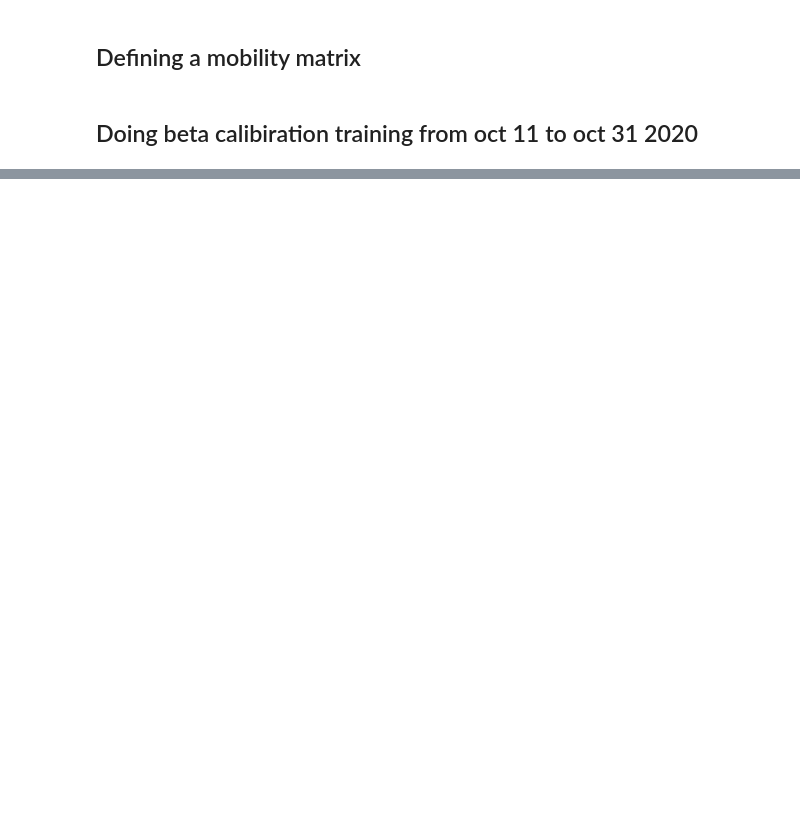
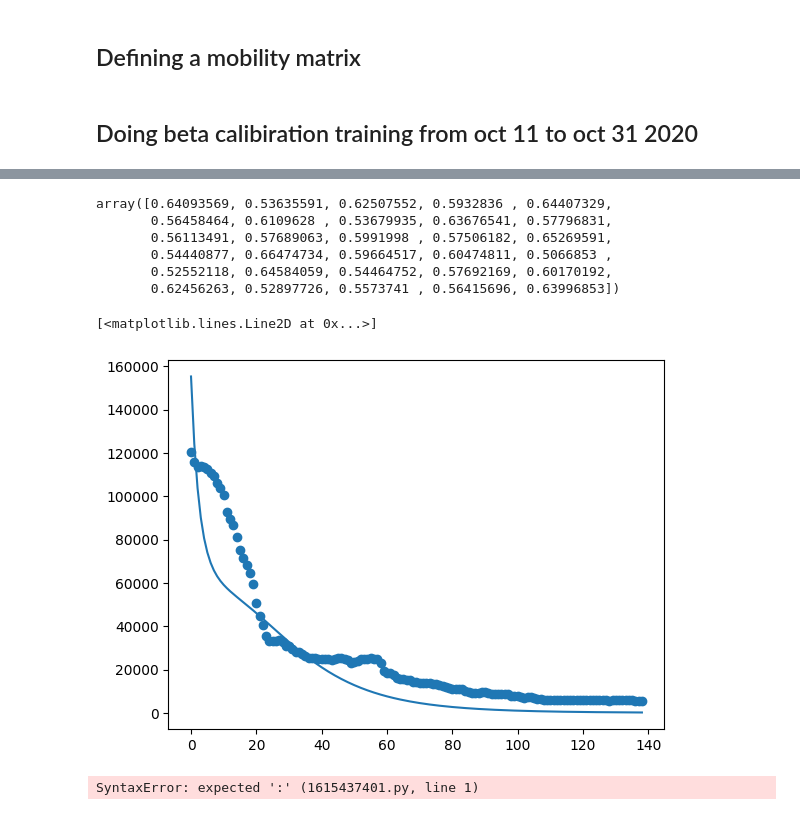
Before and after one commit to HimanshuSingh-all/Patch-Based-Simulator, a Jupyter notebook: beta_calibiration.ipynb, the cells around one changed output, grey strips where cells are left out. Saved outputs shown, nothing was run; the diff lists cells and outputs as text; code cells hidden in the pictures; blank space fills up the shorter version.

```diff
--- a/beta_calibiration.ipynb
+++ b/beta_calibiration.ipynb
@@ -148,0 +279,3 @@ initial_patch_array
+# %%
+initial_projection = pd.read_excel('karnataka-data/finalPopulationData.xlsx')
+initial_projection.head()
@@ -148,0 +289,5 @@ initial_patch_array
+# %%
+projected_pop_dists = initial_projection['district'].unique()
+projected_pop_dists = sorted(list(projected_pop_dists))
+print(len(projected_pop_dists))
+initial_projection= initial_projection.rename(columns = {'district': 'District'})
@@ -149 +296,9 @@ initial_patch_array
+# %%
+initial_projection.head()
+initial_population_2020_district = np.array(initial_projection['Cowin Population'])
+initial_condition_array = build_initial_state(district_populations=initial_population_2020_district, age_fractions= fraction_age_group)
+# initial_condition_array[:, :, 1] = initial_condition_array[:, :, 0] * 0.127
+initial_condition_array[:, :, 2] = initial_condition_array[:, :, 0] * 0.127
+initial_condition_array[:, :, 3] = initial_condition_array[:, :, 0] * 0.164
+initial_condition_array[:, :, 0] = initial_condition_array[:, :, 0] - np.sum(initial_condition_array[:, :, 1:], axis = 2)
 # %%
@@ -160,0 +384,39 @@ array([ 1,  1,  1, 10,  1,  1,  1,  1,  1,  1])
+# %%
+sim_params:RunSimulationParams = {
+    'age_contact_matrix':age_rate_matrix,
+    'unit_mobility_matrix':MOBILITY_1,
+    'alpha':ALPHA,
+    'gamma':GAMMA,
+    'betas_units':betas_units,
+    'steps':steps_test+steps_validation,
+    'initial_state_units_ages':initial_condition_array,
+    'vaccination_daily_rate_patches':None,
+    'vaccine_effect_time':14,
+    'vaccine_efficacy':0.66,
+    'waning_weibull_scale':WEIBULL_SCALE,
+    'waning_weibull_shape':WEIBULL_SHAPE
+}
+trajectory_patches = run_packaged_simulation(**sim_params)
+# %%
+cir_first
+# %% [output]
+array([0.64093569, 0.53635591, 0.62507552, 0.5932836 , 0.64407329,
+       0.56458464, 0.6109628 , 0.53679935, 0.63676541, 0.57796831,
+       0.56113491, 0.57689063, 0.5991998 , 0.57506182, 0.65269591,
+       0.54440877, 0.66474734, 0.59664517, 0.60474811, 0.5066853 ,
+       0.52552118, 0.64584059, 0.54464752, 0.57692169, 0.60170192,
+       0.62456263, 0.52897726, 0.5573741 , 0.56415696, 0.63996853])
+# %%
+ka_total_predicted_test_plus_valudate = np.sum((np.sum(trajectory_patches[:,:,:,2], axis = 2)*1/40), axis= 1)
+test_validate = np.concatenate((test_total_cases, validation_total_cases))
+assert test_validate.shape == ka_total_predicted_test_plus_valudate.shape
+days = np.linspace(0, test_validate.shape[0]-1,test_validate.shape[0])
+plt.scatter(days, test_validate)
+plt.plot(ka_total_predicted_test_plus_valudate)
+# %% [output]
+[<matplotlib.lines.Line2D at 0x...>]
+[figure, added]
+# %%
+for dist in distt
+# %% [output]
+SyntaxError: expected ':' (1615437401.py, line 1)
```
Also changed, not shown: parts of 18 cells of this notebook, 2 other files.
